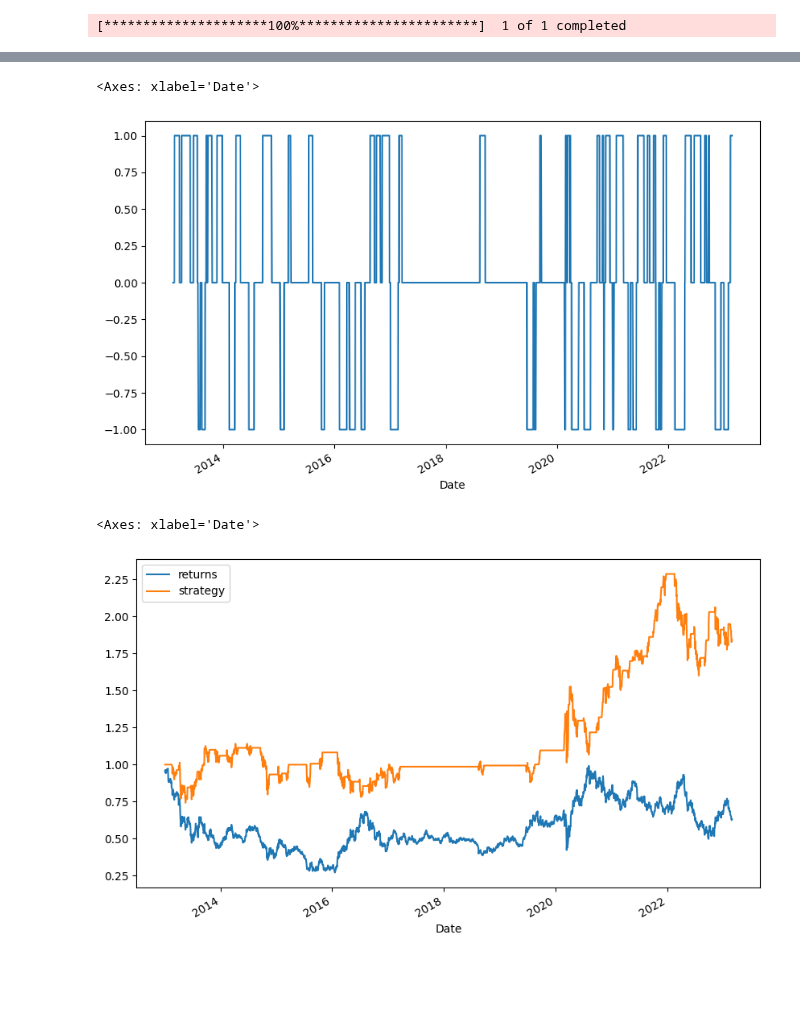
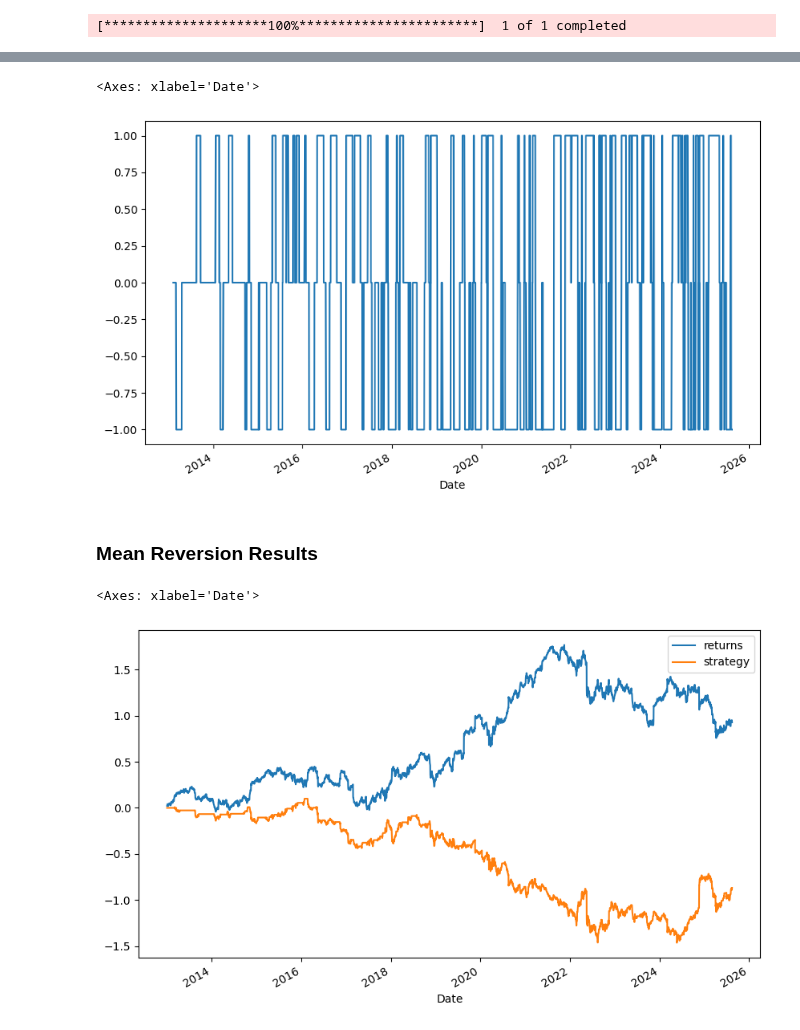
Before and after one commit to michabay05/trading-bot, a Jupyter notebook: strategies/mean_revert.ipynb, the cells around one changed output, grey strips where cells are left out. Cells and saved outputs as stored; diff of their text form; code cells hidden in the pictures; blank space fills up the shorter version.

```diff
--- a/strategies/mean_revert.ipynb
+++ b/strategies/mean_revert.ipynb
@@ -41,8 +46,8 @@ def fix_yf_df(yf_df: pd.DataFrame) -> pd.DataFrame:
 # %%
 # Get the stock data
 df = yf.download(
-    "GDX", group_by="Ticker", start="2013-01-01",
-    end="2023-02-28", auto_adjust=True
+    "TGT", group_by="Ticker", start="2013-01-01",
+    end="2025-08-18", auto_adjust=True
 )
 
 data = fix_yf_df(df)
@@ -97,11 +109,13 @@ data["position"] = data["position"].ffill().fillna(0)
 data["position"].iloc[SMA:].plot(ylim=[-1.1, 1.1], figsize=(10, 6))
 # %% [output]
 <Axes: xlabel='Date'>
-[figure, old version]
+[figure, new version]
 # %%
 data["strategy"] = data["position"].shift(1) * data["returns"]
+# %% [markdown]
+### Mean Reversion Results
 # %%
-data[["returns", "strategy"]].dropna().cumsum().apply(np.exp).plot(figsize=(10, 6))
+data[["returns", "strategy"]].dropna().cumsum().plot(figsize=(10, 6))
 # %% [output]
 <Axes: xlabel='Date'>
-[figure, old version]
+[figure, new version]
```
Also changed, not shown: parts of 6 cells of this notebook, 13 other files.
